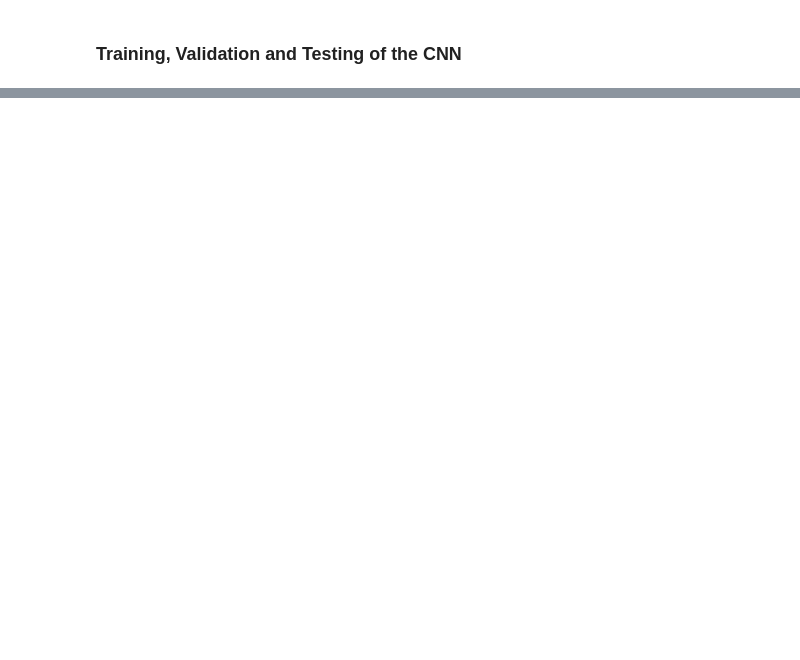
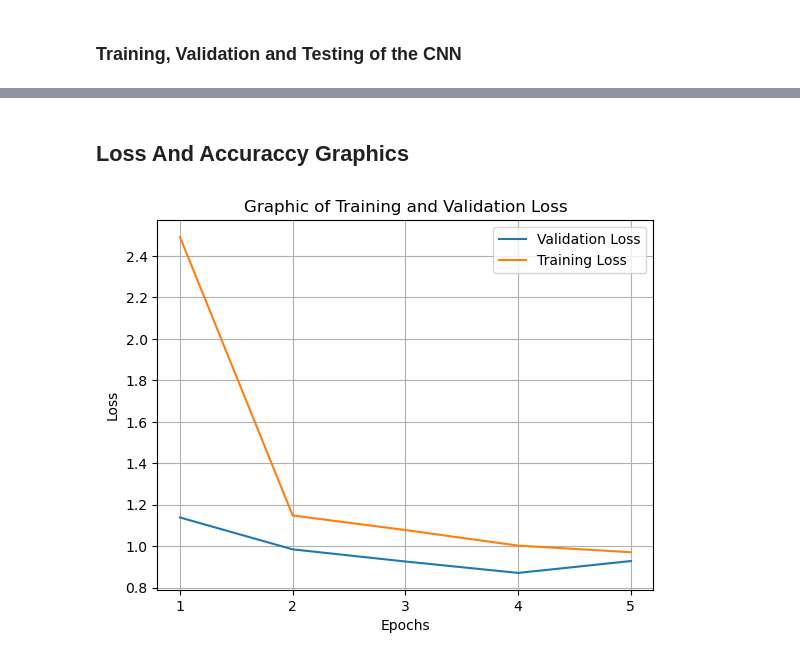
Before and after one commit to pabcablan/convolutional_neural_network, a Jupyter notebook: convolutional_neural_network.ipynb, the cells around one changed output, grey strips where cells are left out. Saved outputs shown, nothing was run; the diff lists cells and outputs as text; code cells hidden in the pictures; blank space fills up the shorter version.

```diff
--- a/convolutional_neural_network.ipynb
+++ b/convolutional_neural_network.ipynb
@@ -332,0 +347,14 @@ Find logs at: .\wandb\run-20251110_222310-swthvbxb\logs
+# %% [markdown]
+## Loss And Accuraccy Graphics
+# %%
+plt.plot(range(1, epochs+1), total_val_loss, label='Validation')
+plt.plot(range(1, epochs+1), total_train_loss, label='Training')
+plt.xticks(range(1, epochs+1))
+plt.xlabel('Epochs')
+plt.ylabel('Loss')
+plt.title('Graphic of Training and Validation Loss')
+plt.legend()
+plt.grid()
+plt.show()
+# %% [output]
+[figure, added]
```
Also changed, not shown: parts of 9 cells of this notebook.
